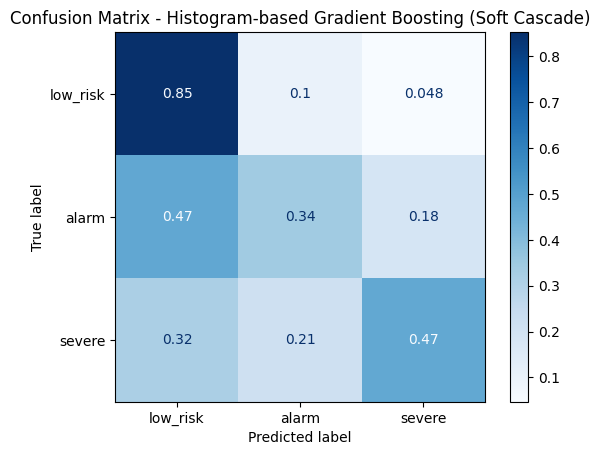
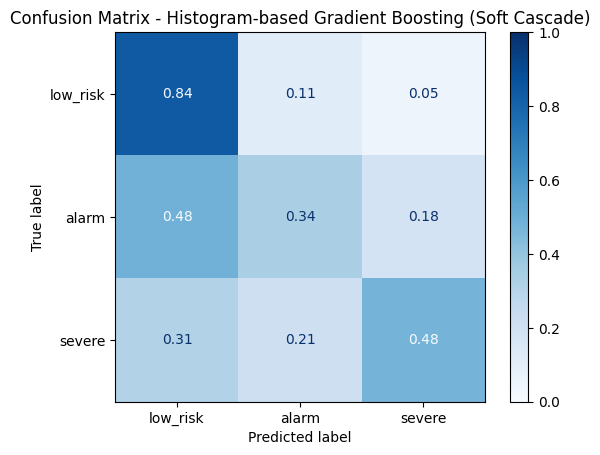
Unified diff of the notebook cell whose output changed from the first chart to the second:
--- before
+++ after
@@ -1,5 +1,7 @@
-ConfusionMatrixDisplay.from_predictions(
-    y_test, preds_soft, display_labels=TARGET_NAMES, cmap=plt.cm.Blues, normalize='true'
+disp = ConfusionMatrixDisplay.from_predictions(
+    y_test, preds_soft, 
+    display_labels=TARGET_NAMES, cmap=plt.cm.Blues, normalize='true'
 )
+disp.im_.set_clim(0, 1)
 plt.title("Confusion Matrix - Histogram-based Gradient Boosting (Soft Cascade)")
 plt.show()

Commit: Finished hyperparameter opt runs for HGB and CatBoost